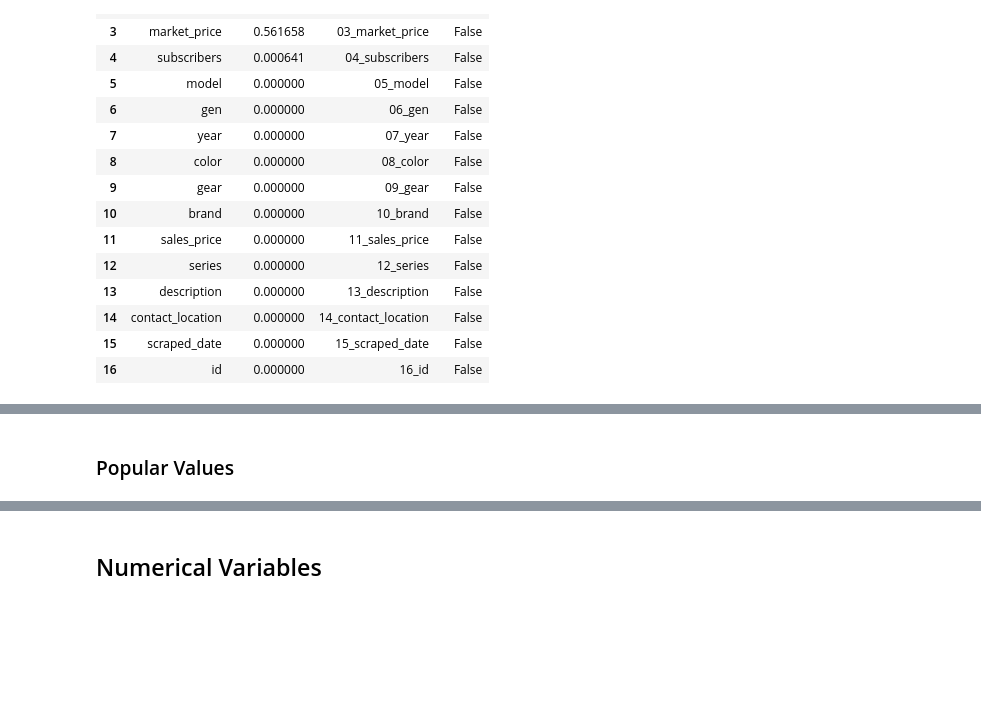
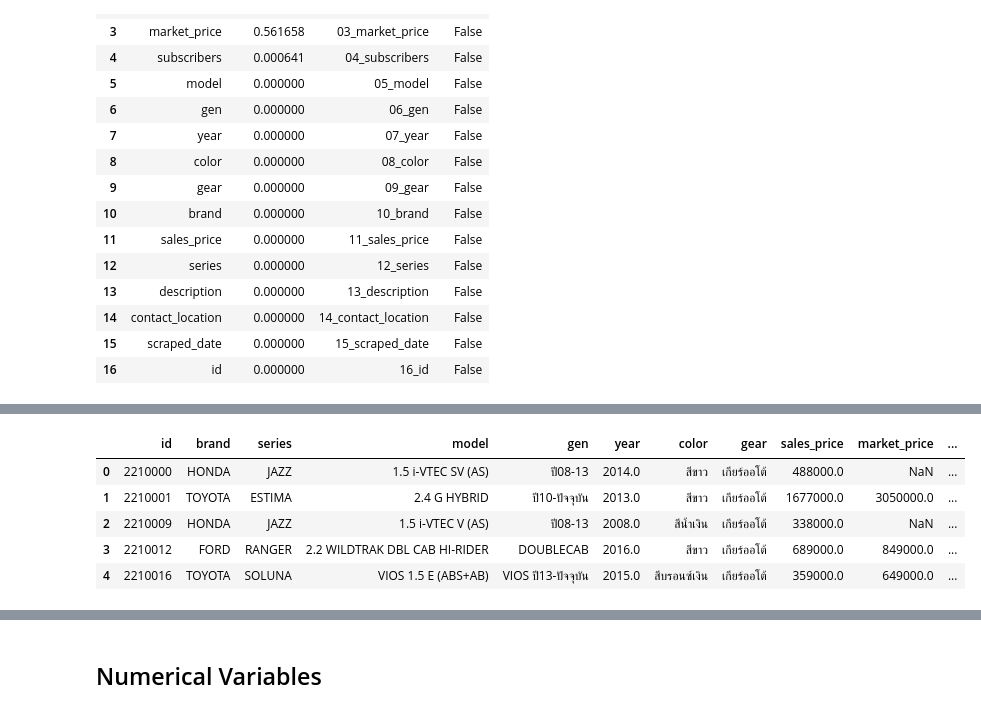
Before and after one commit to cstorm125/viztech, a Jupyter notebook: explore.ipynb, the cells around one changed output, grey strips where cells are left out. Saved outputs shown, nothing was run; the diff lists cells and outputs as text; code cells hidden in the pictures; blank space fills up the shorter version.

```diff
--- a/explore.ipynb
+++ b/explore.ipynb
@@ -71,2 +70,0 @@ g
-# %% [markdown]
-### Popular Values
@@ -74,0 +71,10 @@ df = utils.otherify(df,'brand')
+# %%
+df.drop(missing[missing.over90==1].col_name,1,inplace=True)
+df.head()
+# %% [output]
+|  | id | brand | series | model | gen | year | color | gear | sales_price | market_price | ... |
+| 0 | 2210000 | HONDA | JAZZ | 1.5 i-VTEC SV (AS) | ปี08-13 | 2014.0 | สีขาว | เกียร์ออโต้ | 488000.0 | NaN | ... |
+| 1 | 2210001 | TOYOTA | ESTIMA | 2.4 G HYBRID | ปี10-ปัจจุบัน | 2013.0 | สีขาว | เกียร์ออโต้ | 1677000.0 | 3050000.0 | ... |
+| 2 | 2210009 | HONDA | JAZZ | 1.5 i-VTEC V (AS) | ปี08-13 | 2008.0 | สีน้ำเงิน | เกียร์ออโต้ | 338000.0 | NaN | ... |
+| 3 | 2210012 | FORD | RANGER | 2.2 WILDTRAK DBL CAB HI-RIDER | DOUBLECAB | 2016.0 | สีขาว | เกียร์ออโต้ | 689000.0 | 849000.0 | ... |
+| 4 | 2210016 | TOYOTA | SOLUNA | VIOS 1.5 E (ABS+AB) | VIOS ปี13-ปัจจุบัน | 2015.0 | สีบรอนซ์เงิน | เกียร์ออโต้ | 359000.0 | 649000.0 | ... |
```
Also changed, not shown: parts of 26 cells of this notebook, 1 other file.
